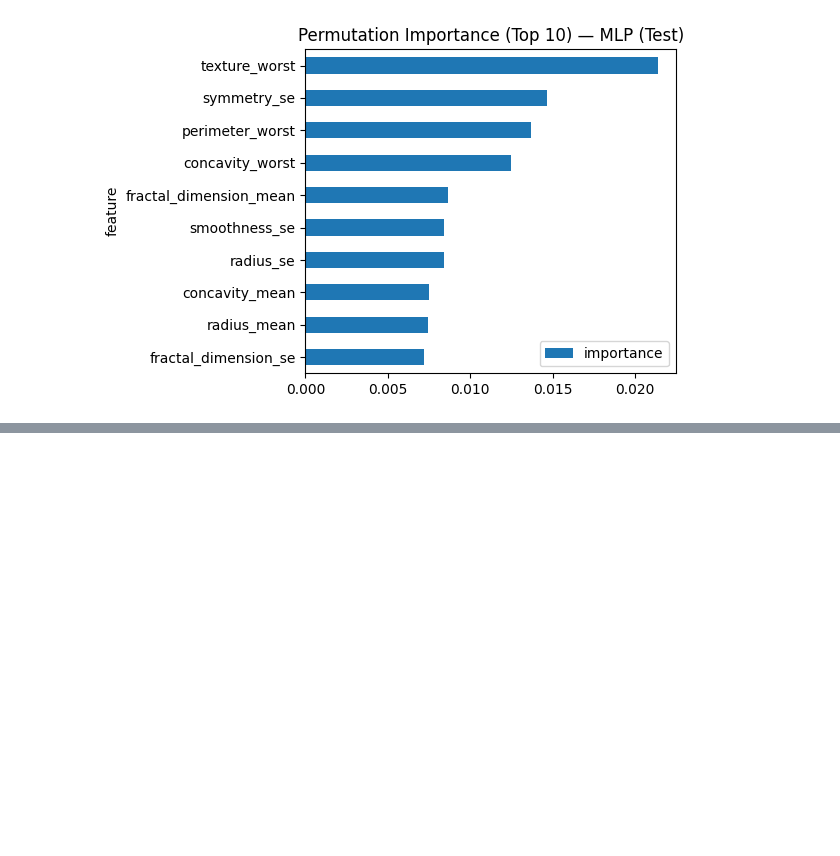
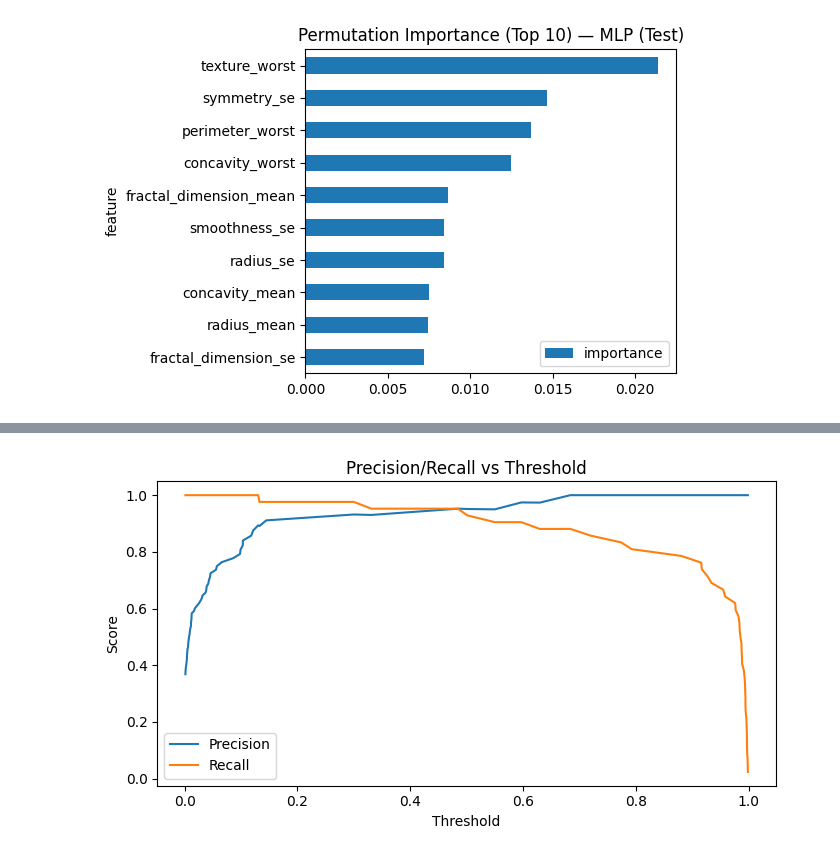
Before and after one commit to Hbollas/breast-cancer-classifier, a Jupyter notebook: notebooks/02-models.ipynb, the cells around one changed output, grey strips where cells are left out. Cells and saved outputs as stored; diff of their text form; code cells hidden in the pictures; blank space fills up the shorter version.

```diff
--- a/notebooks/02-models.ipynb
+++ b/notebooks/02-models.ipynb
@@ -315,0 +405,13 @@ Saved permutation importance table + plot.
+# %%
+
+
+y_scores = best_model.predict_proba(X_test)[:, 1]
+prec, rec, thr = precision_recall_curve(y_test, y_scores)
+
+plt.figure(figsize=(7,4))
+plt.plot(thr, prec[:-1], label="Precision")
+plt.plot(thr, rec[:-1], label="Recall")
+plt.xlabel("Threshold"); plt.ylabel("Score"); plt.title("Precision/Recall vs Threshold")
+plt.legend(); plt.tight_layout(); plt.show()
+# %% [output]
+[figure, added]
```
Also changed, not shown: parts of 4 cells of this notebook, 7 other files.
